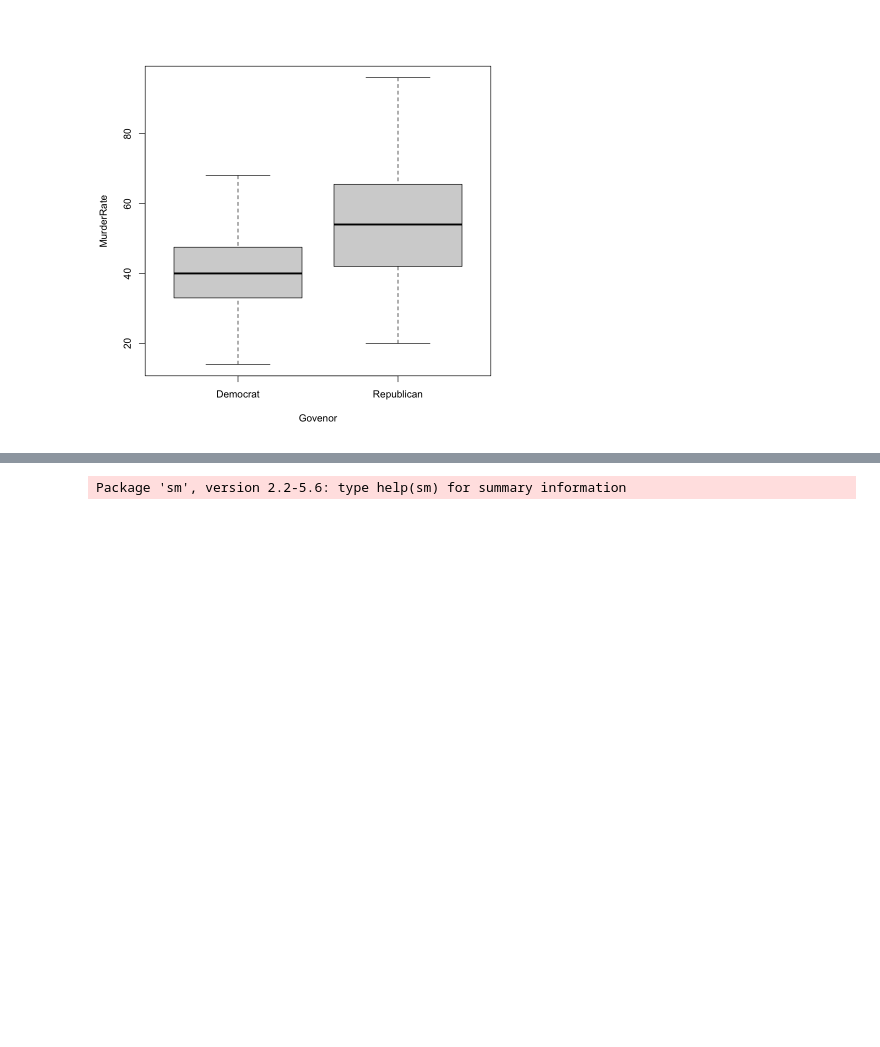
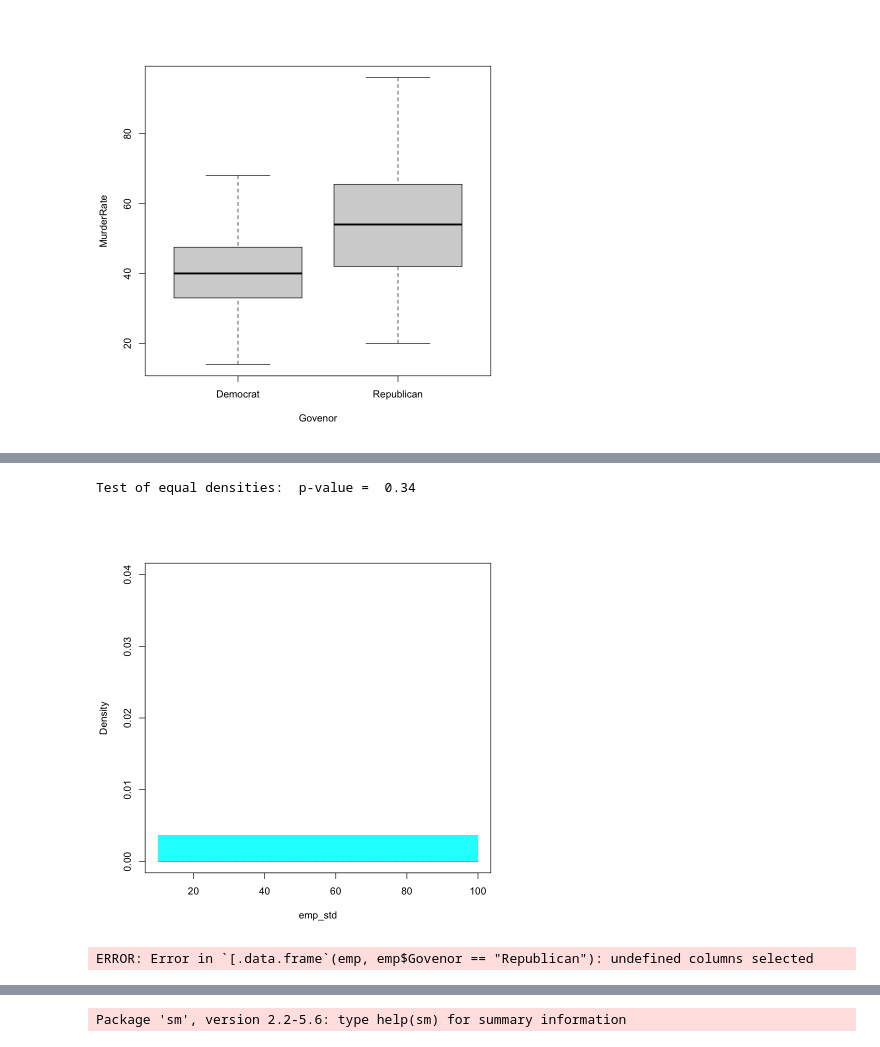
Before and after one commit to aporter1350/nonparametrics, a Jupyter notebook: code/Project.ipynb, the cells around one changed output, grey strips where cells are left out. Saved outputs shown, nothing was run; the diff lists cells and outputs as text; code cells hidden in the pictures; blank space fills up the shorter version.

```diff
--- a/code/Project.ipynb
+++ b/code/Project.ipynb
@@ -60 +50,32 @@ Test of equal densities:  p-value =  0
 [figure]
+# %%
+#rep
+#dem
+mean_rep=mean(emp$MurderRate[emp$Govenor=='Republican'])
+mean_dem=mean(emp$MurderRate[emp$Govenor=='Democrat'])
+
+sd_rep=sd(emp$MurderRate[emp$Govenor=='Republican'])
+sd_dem=sd(emp$MurderRate[emp$Govenor=='Democrat'])
+
+emp_std=c((emp$MurderRate[emp$Govenor=='Republican']-mean_rep)/sd_rep,
+          +(emp$MurderRate[emp$Govenor=='Democrat']-mean_dem)/sd_dem)
+
+
+
+r=bw.SJ(emp_std[emp$Govenor=='Republican'])
+d=bw.SJ(emp_std[emp$Govenor=='Democrat'])
+
+
+h=2*(1/r+1/d)^-1
+
+
+
+sm.density.compare(emp_std, group=emp$Govenor, model="equal", bw=h, nboot=10000, xlim=c(10,100), ylim=c(0,.04))
+# %% [output]
+Test of equal densities:  p-value =  0.34
+[figure, added]
+# %%
+
+emp[emp$Govenor=='Republican']
+# %% [output]
+ERROR: Error in `[.data.frame`(emp, emp$Govenor == "Republican"): undefined columns selected
```
Also changed, not shown: parts of 11 cells of this notebook, 2 other files.
